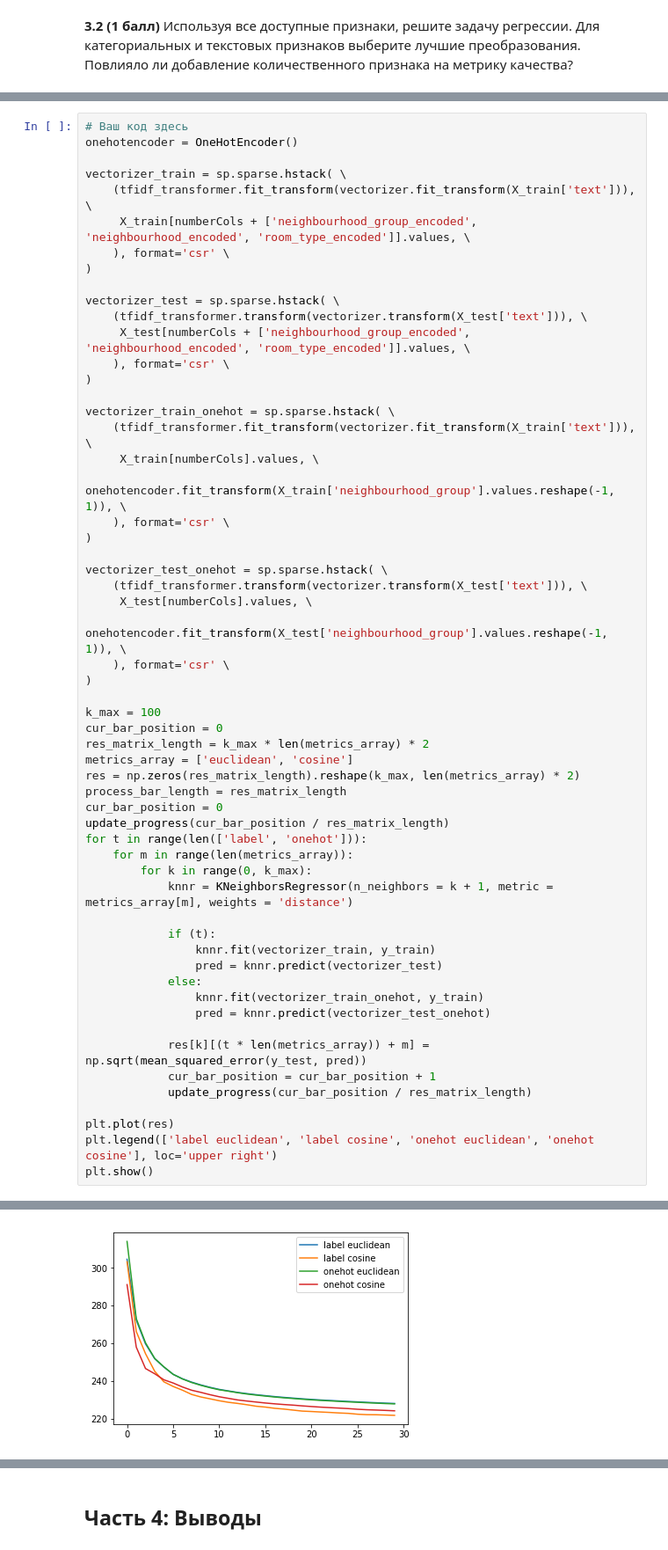
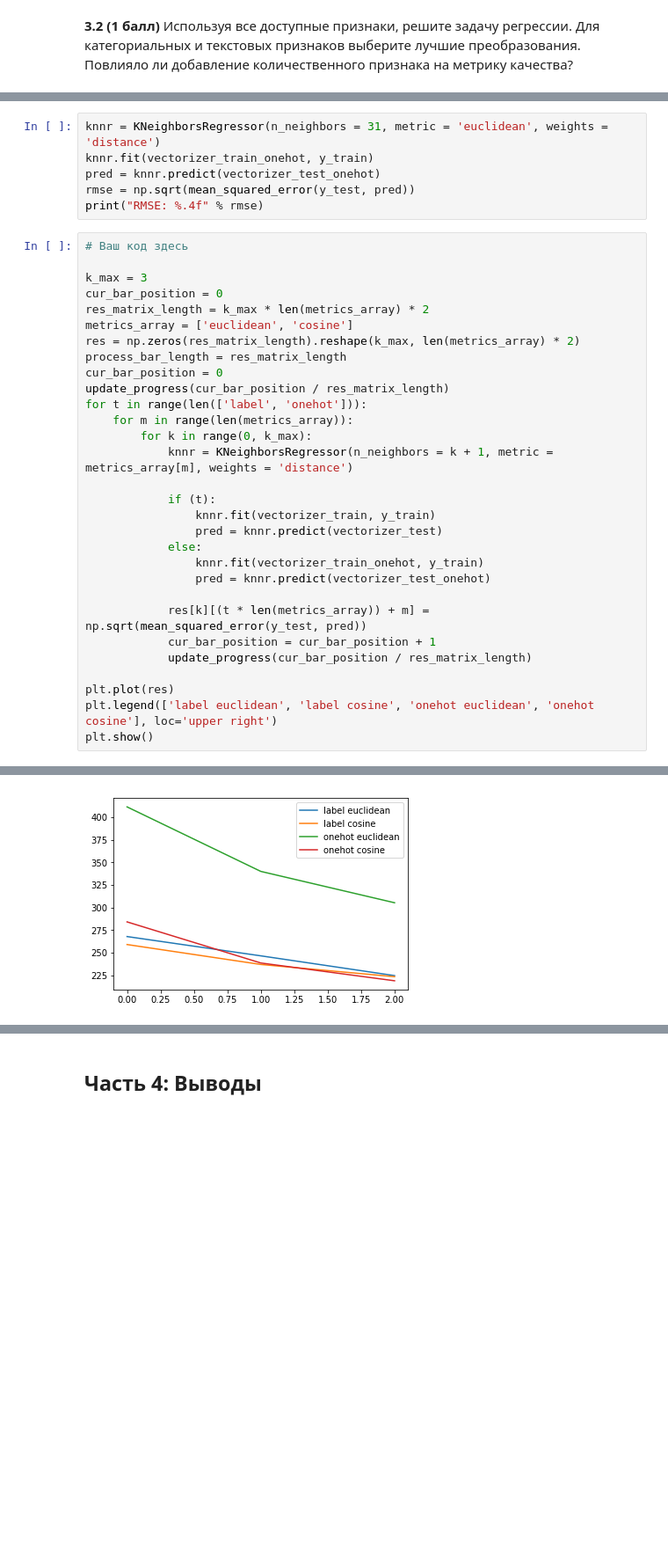
Before and after one commit to GHopperMSK/lmsu-homework, a Jupyter notebook: airbnb/homework-practice-02.ipynb, the cells around one changed output, grey strips where cells are left out. Shown at 88% size. Saved outputs shown, nothing was run; the diff lists cells and outputs as text; blank space fills up the shorter version.

```diff
--- a/airbnb/homework-practice-02.ipynb
+++ b/airbnb/homework-practice-02.ipynb
@@ -698,63 +843,42 @@ print("Минимальная ошибка RMSE: %.4f" % np.min(res))
+# %%
+knnr = KNeighborsRegressor(n_neighbors = 31, metric = 'euclidean', weights = 'distance')
+knnr.fit(vectorizer_train_onehot, y_train)
+pred = knnr.predict(vectorizer_test_onehot)
+rmse = np.sqrt(mean_squared_error(y_test, pred))
+print("RMSE: %.4f" % rmse)
 # %%
 # Ваш код здесь
-onehotencoder = OneHotEncoder()
 
-vectorizer_train = sp.sparse.hstack( \
-    (tfidf_transformer.fit_transform(vectorizer.fit_transform(X_train['text'])), \
-     X_train[numberCols + ['neighbourhood_group_encoded', 'neighbourhood_encoded', 'room_type_encoded']].values, \
-    ), format='csr' \
-)
-
-vectorizer_test = sp.sparse.hstack( \
-    (tfidf_transformer.transform(vectorizer.transform(X_test['text'])), \
-     X_test[numberCols + ['neighbourhood_group_encoded', 'neighbourhood_encoded', 'room_type_encoded']].values, \
-    ), format='csr' \
-)
-
-vectorizer_train_onehot = sp.sparse.hstack( \
-    (tfidf_transformer.fit_transform(vectorizer.fit_transform(X_train['text'])), \
-     X_train[numberCols].values, \
-     onehotencoder.fit_transform(X_train['neighbourhood_group'].values.reshape(-1, 1)), \
-    ), format='csr' \
-)
-
-vectorizer_test_onehot = sp.sparse.hstack( \
-    (tfidf_transformer.transform(vectorizer.transform(X_test['text'])), \
-     X_test[numberCols].values, \
-     onehotencoder.fit_transform(X_test['neighbourhood_group'].values.reshape(-1, 1)), \
-    ), format='csr' \
-)
-
-k_max = 100
+k_max = 3
 cur_bar_position = 0
 res_matrix_length = k_max * len(metrics_array) * 2
 metrics_array = ['euclidean', 'cosine']
 res = np.zeros(res_matrix_length).reshape(k_max, len(metrics_array) * 2)
 process_bar_length = res_matrix_length
 cur_bar_position = 0
 update_progress(cur_bar_position / res_matrix_length)
 for t in range(len(['label', 'onehot'])):
     for m in range(len(metrics_array)):
         for k in range(0, k_max):
             knnr = KNeighborsRegressor(n_neighbors = k + 1, metric = metrics_array[m], weights = 'distance')
 
             if (t):
                 knnr.fit(vectorizer_train, y_train)
                 pred = knnr.predict(vectorizer_test)
             else:
                 knnr.fit(vectorizer_train_onehot, y_train)
                 pred = knnr.predict(vectorizer_test_onehot)
 
             res[k][(t * len(metrics_array)) + m] = np.sqrt(mean_squared_error(y_test, pred))
             cur_bar_position = cur_bar_position + 1
             update_progress(cur_bar_position / res_matrix_length)
 
 plt.plot(res)
 plt.legend(['label euclidean', 'label cosine', 'onehot euclidean', 'onehot cosine'], loc='upper right')
 plt.show()
 # %% [output]
 Progress: [####################] 100.0%
-[figure, old version]
+[figure, new version]
 # %%
 print("Минимальная ошибка RMSE: %.4f" % np.min(res))
 # %% [output]
```
Also changed, not shown: parts of 11 cells of this notebook.
